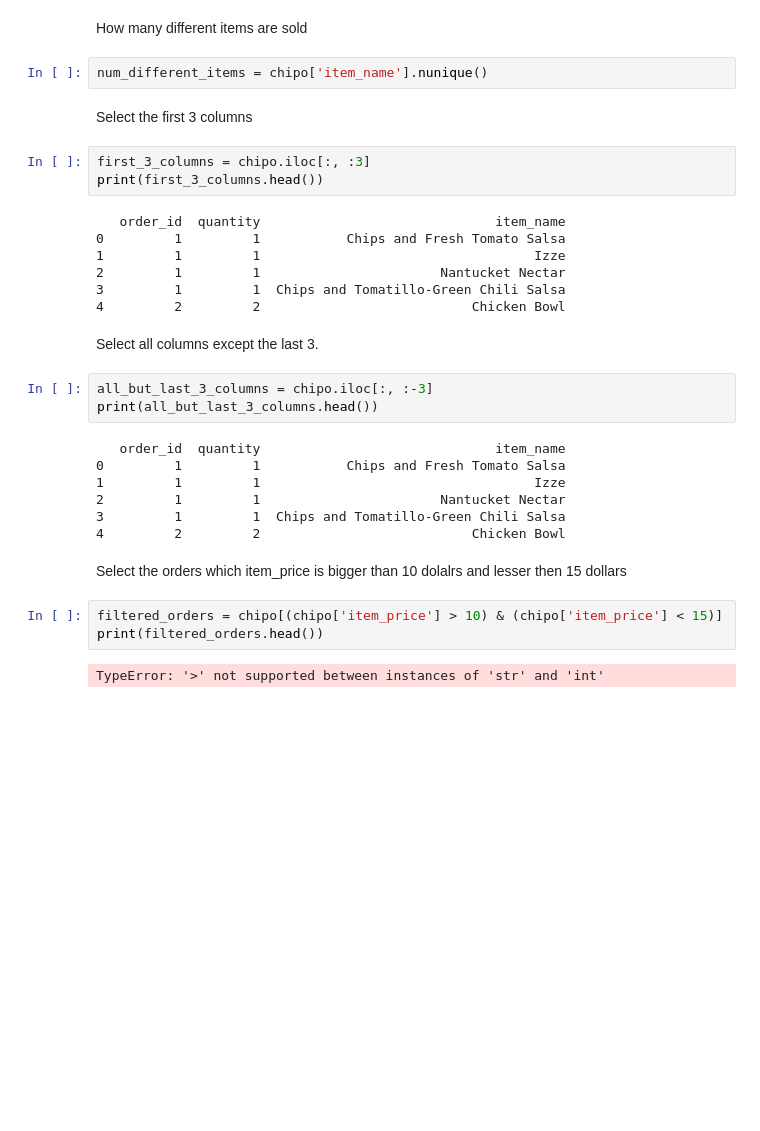
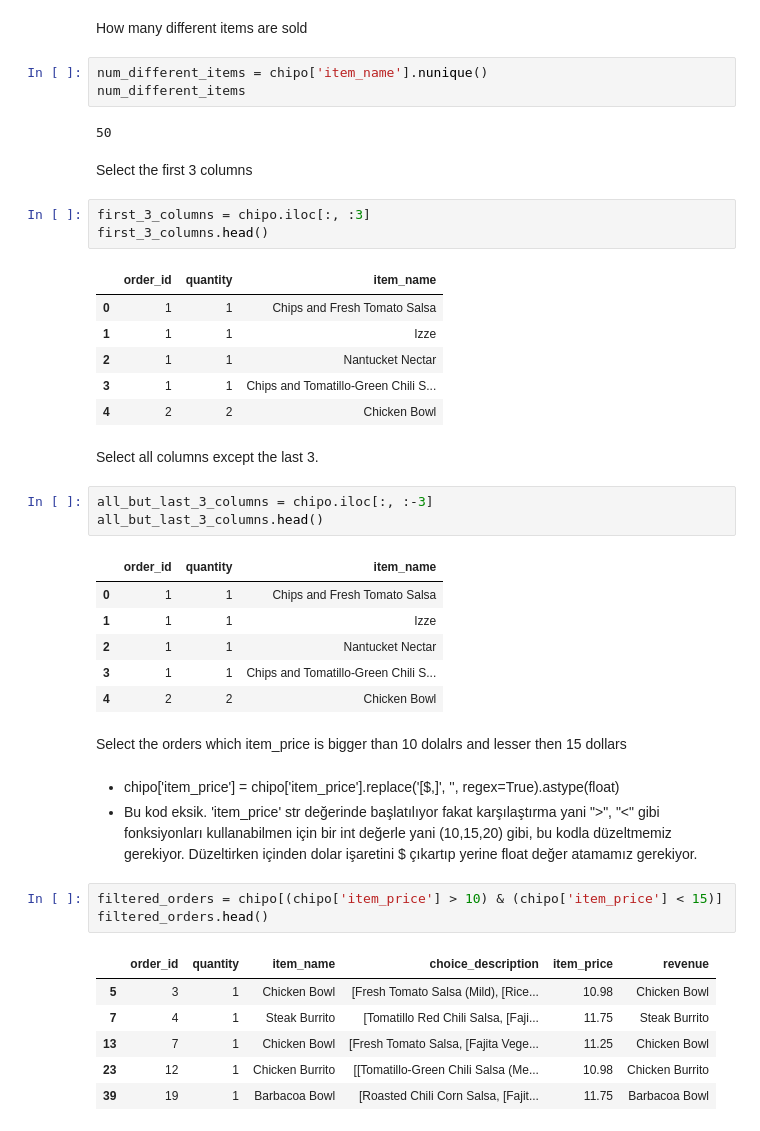
Before and after one commit to Kutay32/Data_Vista_Python_Projects, a Jupyter notebook: Task4/eminne.ipynb, the cells around one changed output. Cells and saved outputs as stored; diff of their text form; blank space fills up the shorter version.

Commit message:
Task 4. Notlar ve düzeltme önerileri.

```diff
--- a/Task4/eminne.ipynb
+++ b/Task4/eminne.ipynb
@@ -106,34 +140,45 @@ avg_revenue_per_order = total_revenue / num_orders
 How many different items are sold
 # %%
 num_different_items = chipo['item_name'].nunique()
+num_different_items
+# %% [output]
+50
 # %% [markdown]
 Select the first 3 columns
 # %%
 first_3_columns = chipo.iloc[:, :3]
-print(first_3_columns.head())
+first_3_columns.head()
 # %% [output]
-   order_id  quantity                              item_name
-0         1         1           Chips and Fresh Tomato Salsa
-1         1         1                                   Izze
-2         1         1                       Nantucket Nectar
-3         1         1  Chips and Tomatillo-Green Chili Salsa
-4         2         2                           Chicken Bowl
+|  | order_id | quantity | item_name |
+| 0 | 1 | 1 | Chips and Fresh Tomato Salsa |
+| 1 | 1 | 1 | Izze |
+| 2 | 1 | 1 | Nantucket Nectar |
+| 3 | 1 | 1 | Chips and Tomatillo-Green Chili S... |
+| 4 | 2 | 2 | Chicken Bowl |
 # %% [markdown]
 Select all columns except the last 3.
 # %%
 all_but_last_3_columns = chipo.iloc[:, :-3]
-print(all_but_last_3_columns.head())
+all_but_last_3_columns.head()
 # %% [output]
-   order_id  quantity                              item_name
-0         1         1           Chips and Fresh Tomato Salsa
-1         1         1                                   Izze
-2         1         1                       Nantucket Nectar
-3         1         1  Chips and Tomatillo-Green Chili Salsa
-4         2         2                           Chicken Bowl
+|  | order_id | quantity | item_name |
+| 0 | 1 | 1 | Chips and Fresh Tomato Salsa |
+| 1 | 1 | 1 | Izze |
+| 2 | 1 | 1 | Nantucket Nectar |
+| 3 | 1 | 1 | Chips and Tomatillo-Green Chili S... |
+| 4 | 2 | 2 | Chicken Bowl |
 # %% [markdown]
 Select the orders which item_price is bigger than 10 dolalrs and lesser then 15 dollars
+# %% [markdown]
+* chipo['item_price'] = chipo['item_price'].replace('[\$,]', '', regex=True).astype(float)
+ *  Bu kod eksik. 'item_price' str değerinde başlatılıyor fakat karşılaştırma yani ">", "<" gibi fonksiyonları kullanabilmen için bir int değerle yani (10,15,20) gibi, bu kodla düzeltmemiz gerekiyor. Düzeltirken içinden dolar işaretini $ çıkartıp yerine float değer atamamız gerekiyor.
 # %%
 filtered_orders = chipo[(chipo['item_price'] > 10) & (chipo['item_price'] < 15)]
-print(filtered_orders.head())
+filtered_orders.head()
 # %% [output]
-TypeError: '>' not supported between instances of 'str' and 'int'
+|  | order_id | quantity | item_name | choice_description | item_price | revenue |
+| 5 | 3 | 1 | Chicken Bowl | [Fresh Tomato Salsa (Mild), [Rice... | 10.98 | Chicken Bowl |
+| 7 | 4 | 1 | Steak Burrito | [Tomatillo Red Chili Salsa, [Faji... | 11.75 | Steak Burrito |
+| 13 | 7 | 1 | Chicken Bowl | [Fresh Tomato Salsa, [Fajita Vege... | 11.25 | Chicken Bowl |
+| 23 | 12 | 1 | Chicken Burrito | [[Tomatillo-Green Chili Salsa (Me... | 10.98 | Chicken Burrito |
+| 39 | 19 | 1 | Barbacoa Bowl | [Roasted Chili Corn Salsa, [Fajit... | 11.75 | Barbacoa Bowl |
```
Also changed, not shown: parts of 10 cells of this notebook, 2 other files.
